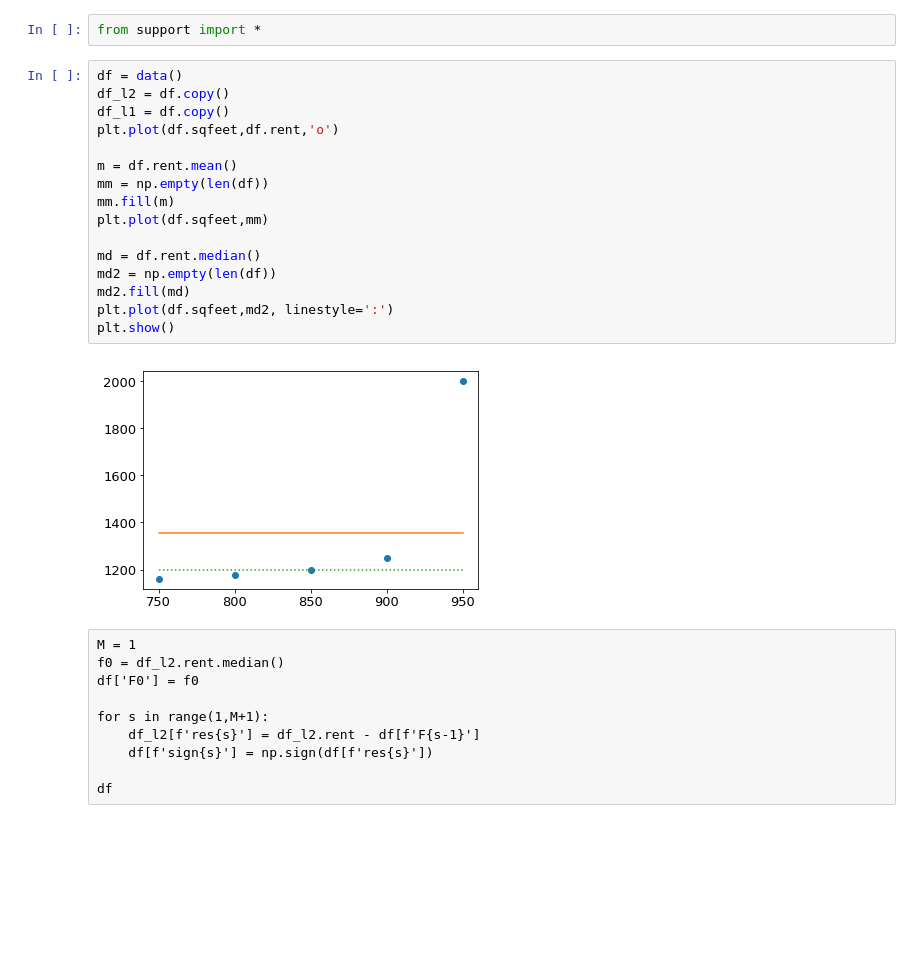
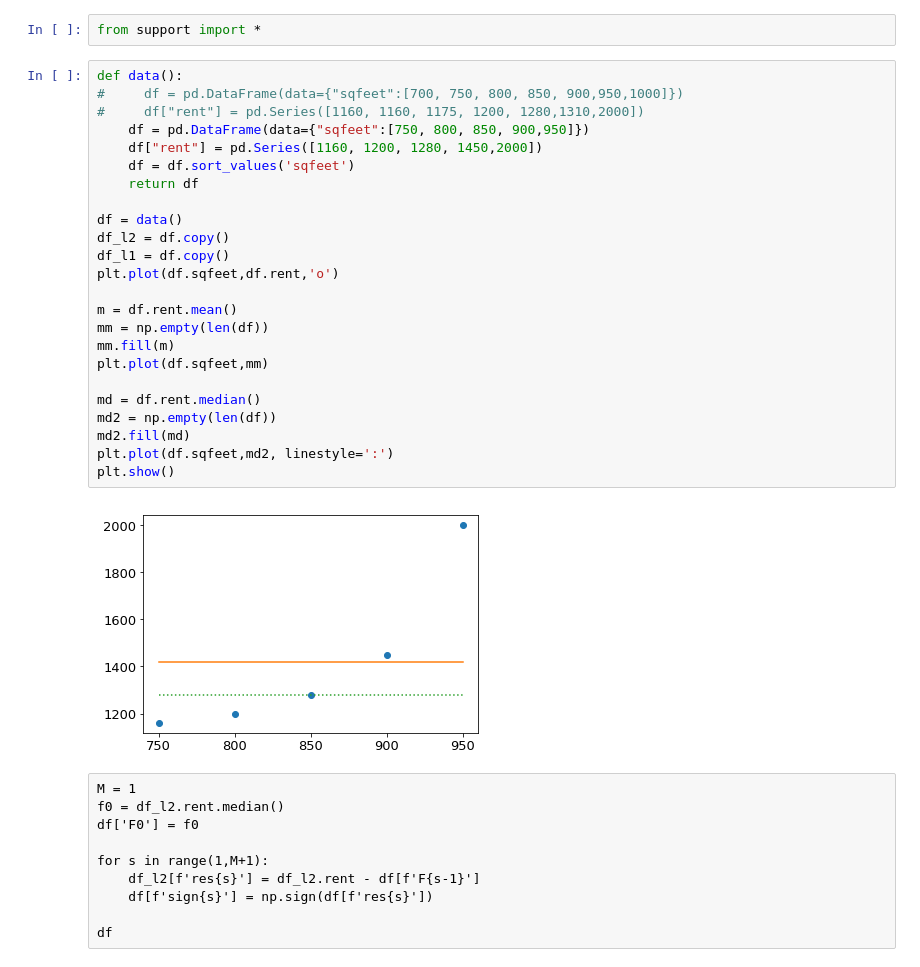
Before and after one commit to parrt/ml-articles, a Jupyter notebook: gradient-boosting/notebooks/dev-descent.ipynb, the cells around one changed output. Cells and saved outputs as stored; diff of their text form; blank space fills up the shorter version.

Commit message:
improve data

```diff
--- a/gradient-boosting/notebooks/dev-descent.ipynb
+++ b/gradient-boosting/notebooks/dev-descent.ipynb
@@ -1,23 +1,31 @@
 # %%
 from support import *
 # %%
+def data():
+#     df = pd.DataFrame(data={"sqfeet":[700, 750, 800, 850, 900,950,1000]})
+#     df["rent"] = pd.Series([1160, 1160, 1175, 1200, 1280,1310,2000])
+    df = pd.DataFrame(data={"sqfeet":[750, 800, 850, 900,950]})
+    df["rent"] = pd.Series([1160, 1200, 1280, 1450,2000])
+    df = df.sort_values('sqfeet')
+    return df
+
 df = data()
 df_l2 = df.copy()
 df_l1 = df.copy()
 plt.plot(df.sqfeet,df.rent,'o')
 
 m = df.rent.mean()
 mm = np.empty(len(df))
 mm.fill(m)
 plt.plot(df.sqfeet,mm)
 
 md = df.rent.median()
 md2 = np.empty(len(df))
 md2.fill(md)
 plt.plot(df.sqfeet,md2, linestyle=':')
 plt.show()
 # %% [output]
-[figure, old version]
+[figure, new version]
 # %% [raw]
 M = 1
 f0 = df_l2.rent.median()
```
Also changed, not shown: parts of 4 cells of this notebook, 3 other files.
